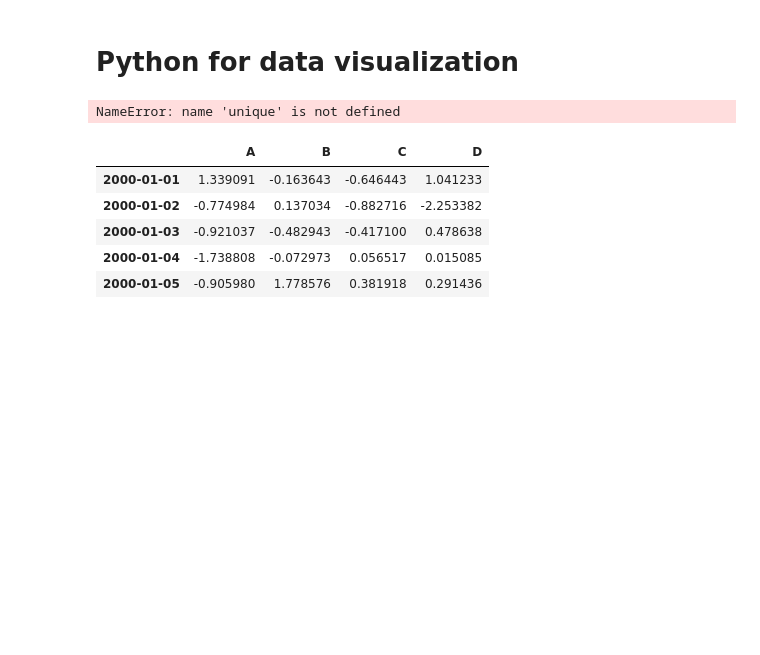
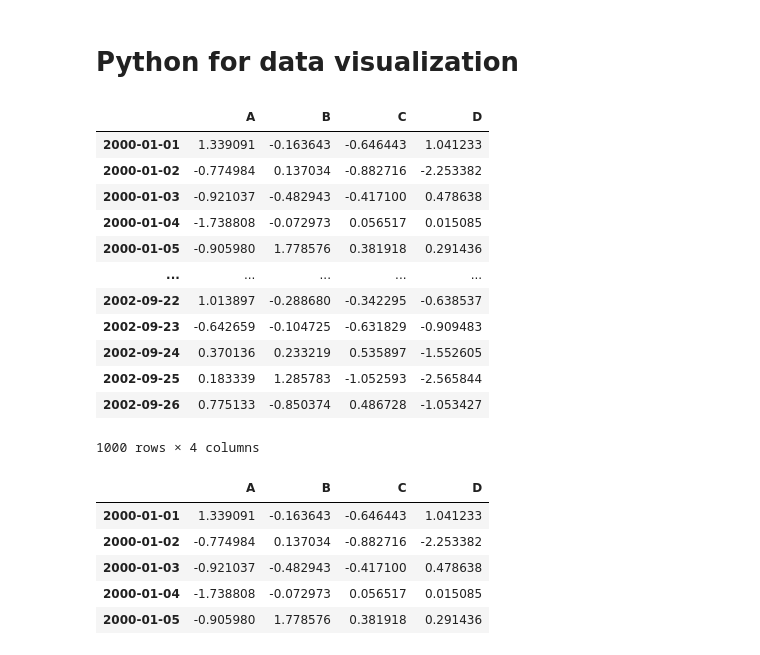
Before and after one commit to asheshh-lal/Python_practice_libraries, a Jupyter notebook: python-practice/Pandas/Pandas Built-in Data visualization.ipynb, the cells around one changed output. Saved outputs shown, nothing was run; the diff lists cells and outputs as text; code cells hidden in the pictures; blank space fills up the shorter version.

```diff
--- a/python-practice/Pandas/Pandas Built-in Data visualization.ipynb
+++ b/python-practice/Pandas/Pandas Built-in Data visualization.ipynb
@@ -6,11 +6,23 @@ import pandas as pd
 import matplotlib.pyplot as plt
 %matplotlib inline
 # %%
-df1 = pd.read_csv('/Users/asheshlalshrestha/Desktop/Datanal/Dataset/df1',index_col=0)
+df1 = pd.read_csv('/Users/asheshlalshrestha/Desktop/Datanal/python-practice/Dataset/df1',index_col=0)
 # %%
-df1.ds
+df1.drop_duplicates()
 # %% [output]
+|  | A | B | C | D |
+| 2000-01-01 | 1.339091 | -0.163643 | -0.646443 | 1.041233 |
+| 2000-01-02 | -0.774984 | 0.137034 | -0.882716 | -2.253382 |
+| 2000-01-03 | -0.921037 | -0.482943 | -0.417100 | 0.478638 |
+| 2000-01-04 | -1.738808 | -0.072973 | 0.056517 | 0.015085 |
+| 2000-01-05 | -0.905980 | 1.778576 | 0.381918 | 0.291436 |
+| ... | ... | ... | ... | ... |
+| 2002-09-22 | 1.013897 | -0.288680 | -0.342295 | -0.638537 |
+| 2002-09-23 | -0.642659 | -0.104725 | -0.631829 | -0.909483 |
+| 2002-09-24 | 0.370136 | 0.233219 | 0.535897 | -1.552605 |
+| 2002-09-25 | 0.183339 | 1.285783 | -1.052593 | -2.565844 |
+| 2002-09-26 | 0.775133 | -0.850374 | 0.486728 | -1.053427 |
-NameError: name 'unique' is not defined
+1000 rows × 4 columns
 # %%
 df1.head()
 # %% [output]
```
Also changed, not shown: parts of 14 cells of this notebook, 13 other files.
